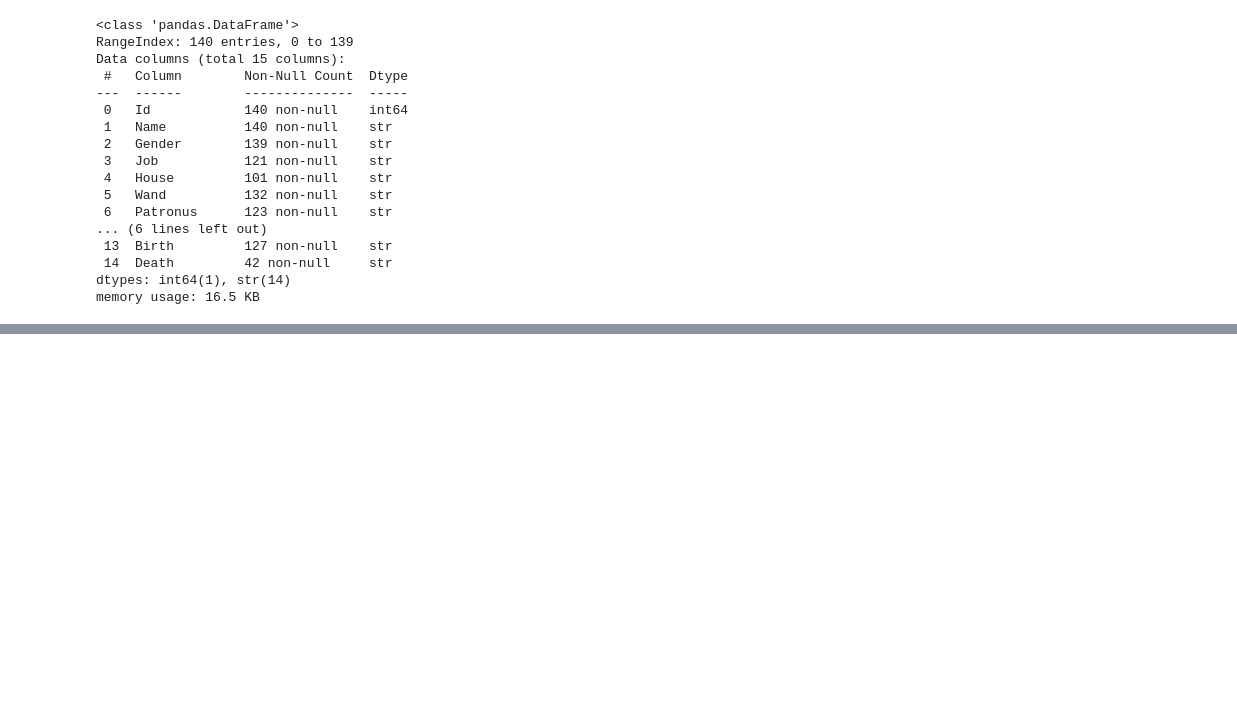
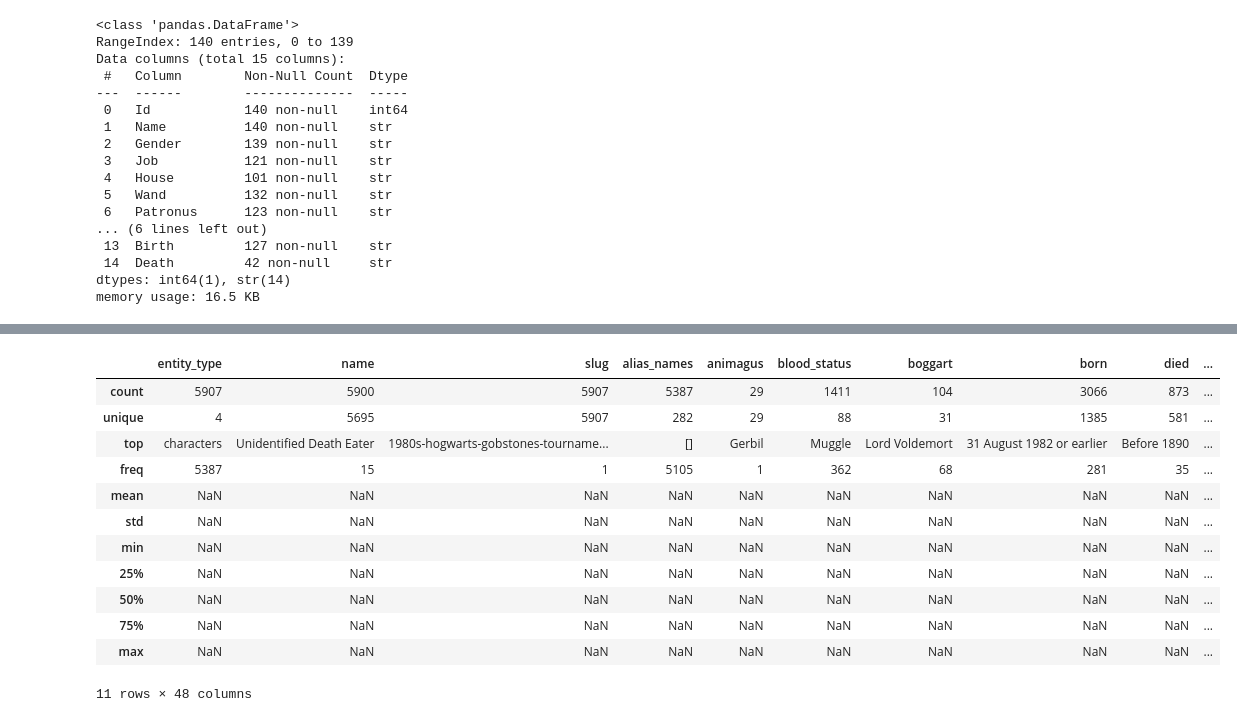
Before and after one commit to opheliathomasson/data_kvalit-_kunskapskontroll, a Jupyter notebook: data_cleaning.ipynb, the cells around one changed output, grey strips where cells are left out. Cells and saved outputs as stored; diff of their text form; code cells hidden in the pictures; blank space fills up the shorter version.

```diff
--- a/data_cleaning.ipynb
+++ b/data_cleaning.ipynb
@@ -8,6 +8,7 @@ import matplotlib.pyplot as plt
 characters = pd.read_csv('data/Characters.csv', sep=';')
 potions = pd.read_csv('data/Potions.csv', sep=';')
 spells = pd.read_csv('data/Spells.csv', sep=';')
+master = pd.read_csv('data/harry_potter_master_data.csv')
 # %% [markdown]
 ### Data cleaning of the characters csv
 # %%
@@ -103,0 +332,16 @@ characters.head()
+# %%
+master.describe(include="all") #get a summary of the data, including counts, unique values, and basic statistics.
+# %% [output]
+|  | entity_type | name | slug | alias_names | animagus | blood_status | boggart | born | died | ... |
+| count | 5907 | 5900 | 5907 | 5387 | 29 | 1411 | 104 | 3066 | 873 | ... |
+| unique | 4 | 5695 | 5907 | 282 | 29 | 88 | 31 | 1385 | 581 | ... |
+| top | characters | Unidentified Death Eater | 1980s-hogwarts-gobstones-tourname... | [] | Gerbil | Muggle | Lord Voldemort | 31 August 1982 or earlier | Before 1890 | ... |
+| freq | 5387 | 15 | 1 | 5105 | 1 | 362 | 68 | 281 | 35 | ... |
+| mean | NaN | NaN | NaN | NaN | NaN | NaN | NaN | NaN | NaN | ... |
+| std | NaN | NaN | NaN | NaN | NaN | NaN | NaN | NaN | NaN | ... |
+| min | NaN | NaN | NaN | NaN | NaN | NaN | NaN | NaN | NaN | ... |
+| 25% | NaN | NaN | NaN | NaN | NaN | NaN | NaN | NaN | NaN | ... |
+| 50% | NaN | NaN | NaN | NaN | NaN | NaN | NaN | NaN | NaN | ... |
+| 75% | NaN | NaN | NaN | NaN | NaN | NaN | NaN | NaN | NaN | ... |
+| max | NaN | NaN | NaN | NaN | NaN | NaN | NaN | NaN | NaN | ... |
+11 rows × 48 columns
```
Also changed, not shown: parts of 60 cells of this notebook, 1 other file.
